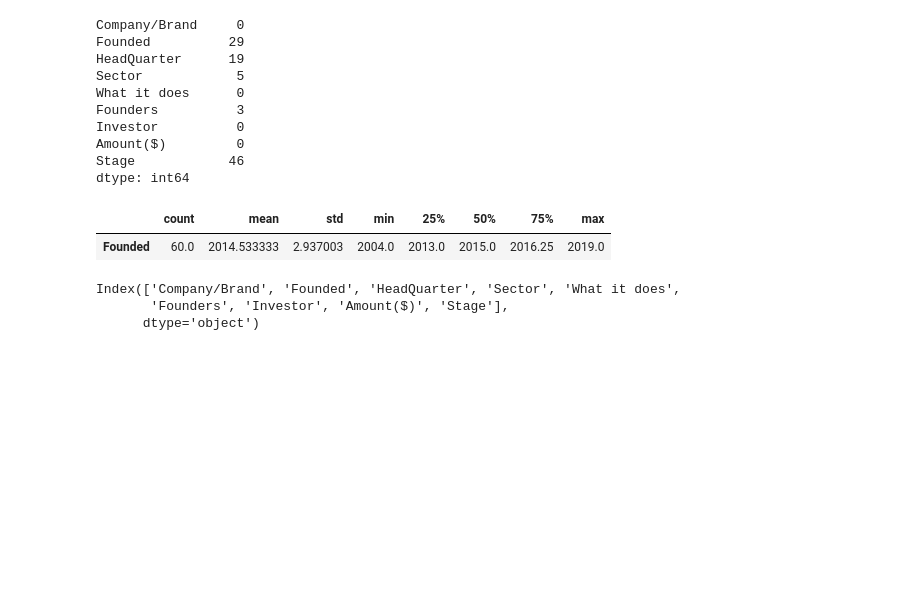
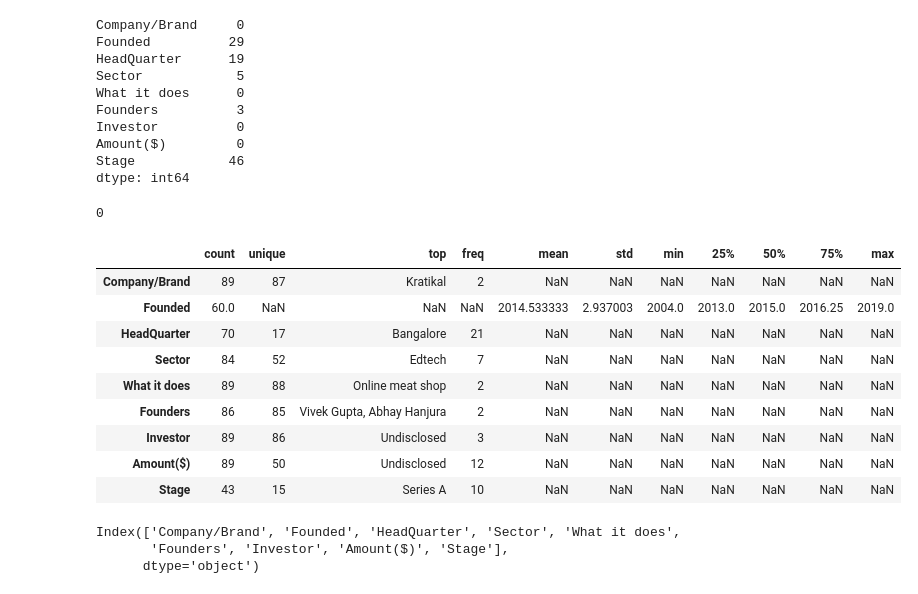
Before and after one commit to elishastanley/Indian-Start-up-Funding-Analysis-2018-2021, a Jupyter notebook: notebook/main.ipynb, the cells around one changed output. Cells and saved outputs as stored; diff of their text form; code cells hidden in the pictures; blank space fills up the shorter version.

```diff
--- a/notebook/main.ipynb
+++ b/notebook/main.ipynb
@@ -177,11 +181,23 @@ Investor          0
 Amount($)         0
 Stage            46
 dtype: int64
+# %%
+data_2019.duplicated().sum()
+# %% [output]
+0
 # %%
-data_2019.describe().T
+data_2019.describe(include='all').T
 # %% [output]
-|  | count | mean | std | min | 25% | 50% | 75% | max |
-| Founded | 60.0 | 2014.533333 | 2.937003 | 2004.0 | 2013.0 | 2015.0 | 2016.25 | 2019.0 |
+|  | count | unique | top | freq | mean | std | min | 25% | 50% | 75% | max |
+| Company/Brand | 89 | 87 | Kratikal | 2 | NaN | NaN | NaN | NaN | NaN | NaN | NaN |
+| Founded | 60.0 | NaN | NaN | NaN | 2014.533333 | 2.937003 | 2004.0 | 2013.0 | 2015.0 | 2016.25 | 2019.0 |
+| HeadQuarter | 70 | 17 | Bangalore | 21 | NaN | NaN | NaN | NaN | NaN | NaN | NaN |
+| Sector | 84 | 52 | Edtech | 7 | NaN | NaN | NaN | NaN | NaN | NaN | NaN |
+| What it does | 89 | 88 | Online meat shop | 2 | NaN | NaN | NaN | NaN | NaN | NaN | NaN |
+| Founders | 86 | 85 | Vivek Gupta, Abhay Hanjura | 2 | NaN | NaN | NaN | NaN | NaN | NaN | NaN |
+| Investor | 89 | 86 | Undisclosed | 3 | NaN | NaN | NaN | NaN | NaN | NaN | NaN |
+| Amount($) | 89 | 50 | Undisclosed | 12 | NaN | NaN | NaN | NaN | NaN | NaN | NaN |
+| Stage | 43 | 15 | Series A | 10 | NaN | NaN | NaN | NaN | NaN | NaN | NaN |
 # %%
 data_2019.columns
 # %% [output]
```
Also changed, not shown: parts of 6 cells of this notebook.
